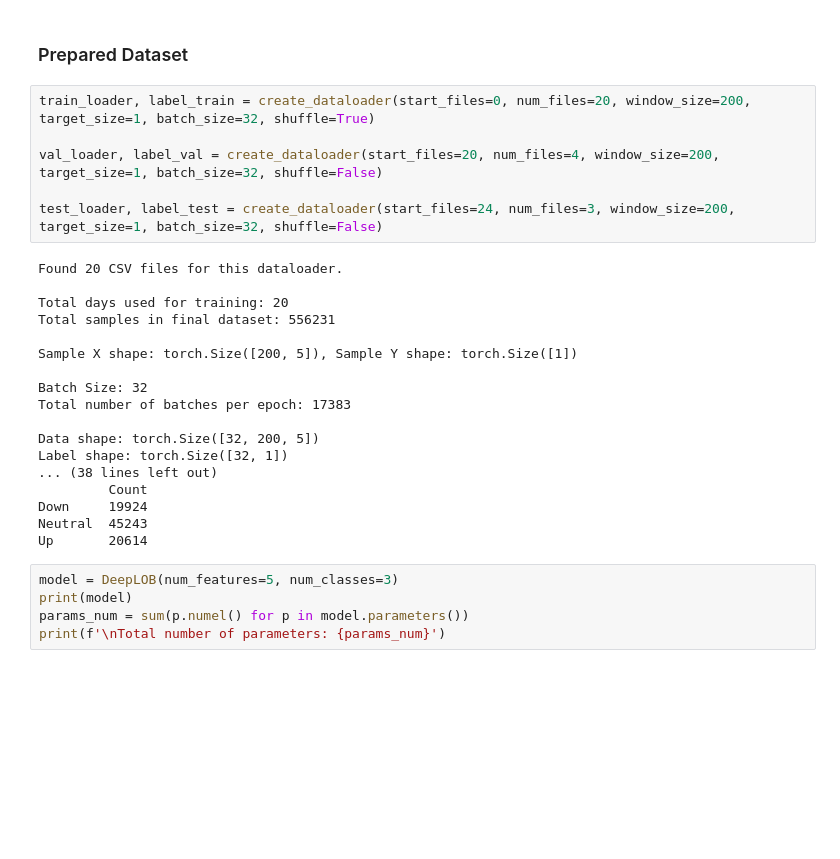
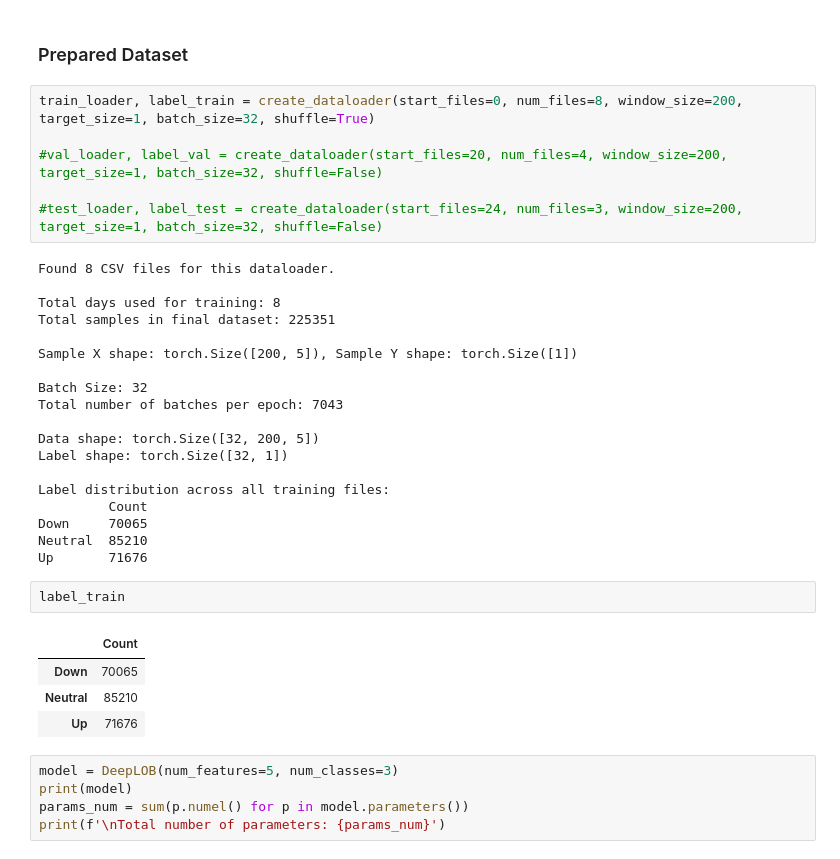
Before and after one commit to MatthewChang3721/DeepLOB, a Jupyter notebook: DeepLOB_demo.ipynb, the cells around one changed output. Saved outputs shown, nothing was run; the diff lists cells and outputs as text; blank space fills up the shorter version.

```diff
--- a/DeepLOB_demo.ipynb
+++ b/DeepLOB_demo.ipynb
@@ -183,29 +245,37 @@ data
 # %% [markdown]
 ### Prepared Dataset
 # %%
-train_loader, label_train = create_dataloader(start_files=0, num_files=20, window_size=200, target_size=1, batch_size=32, shuffle=True)
+train_loader, label_train = create_dataloader(start_files=0, num_files=8, window_size=200, target_size=1, batch_size=32, shuffle=True)
 
-val_loader, label_val = create_dataloader(start_files=20, num_files=4, window_size=200, target_size=1, batch_size=32, shuffle=False)
+#val_loader, label_val = create_dataloader(start_files=20, num_files=4, window_size=200, target_size=1, batch_size=32, shuffle=False)
 
-test_loader, label_test = create_dataloader(start_files=24, num_files=3, window_size=200, target_size=1, batch_size=32, shuffle=False)
+#test_loader, label_test = create_dataloader(start_files=24, num_files=3, window_size=200, target_size=1, batch_size=32, shuffle=False)
 # %% [output]
-Found 20 CSV files for this dataloader.
+Found 8 CSV files for this dataloader.
 
-Total days used for training: 20
-Total samples in final dataset: 556231
+Total days used for training: 8
+Total samples in final dataset: 225351
 
 Sample X shape: torch.Size([200, 5]), Sample Y shape: torch.Size([1])
 
 Batch Size: 32
-Total number of batches per epoch: 17383
+Total number of batches per epoch: 7043
 
 Data shape: torch.Size([32, 200, 5])
 Label shape: torch.Size([32, 1])
-... (38 lines left out)
+
+Label distribution across all training files:
          Count
-Down     19924
-Neutral  45243
-Up       20614
+Down     70065
+Neutral  85210
+Up       71676
+# %%
+label_train
+# %% [output]
+|  | Count |
+| Down | 70065 |
+| Neutral | 85210 |
+| Up | 71676 |
 # %%
 model = DeepLOB(num_features=5, num_classes=3)
 print(model)
```
Also changed, not shown: parts of 8 cells of this notebook, 2 other files.
